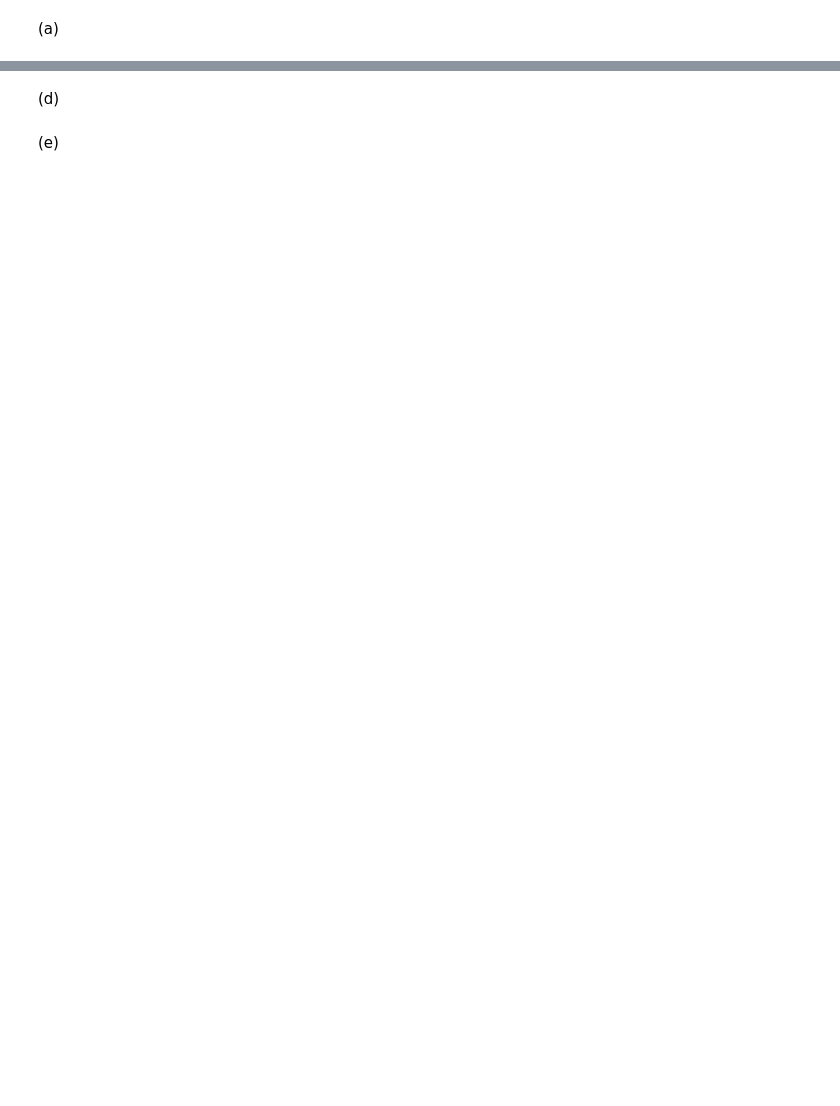
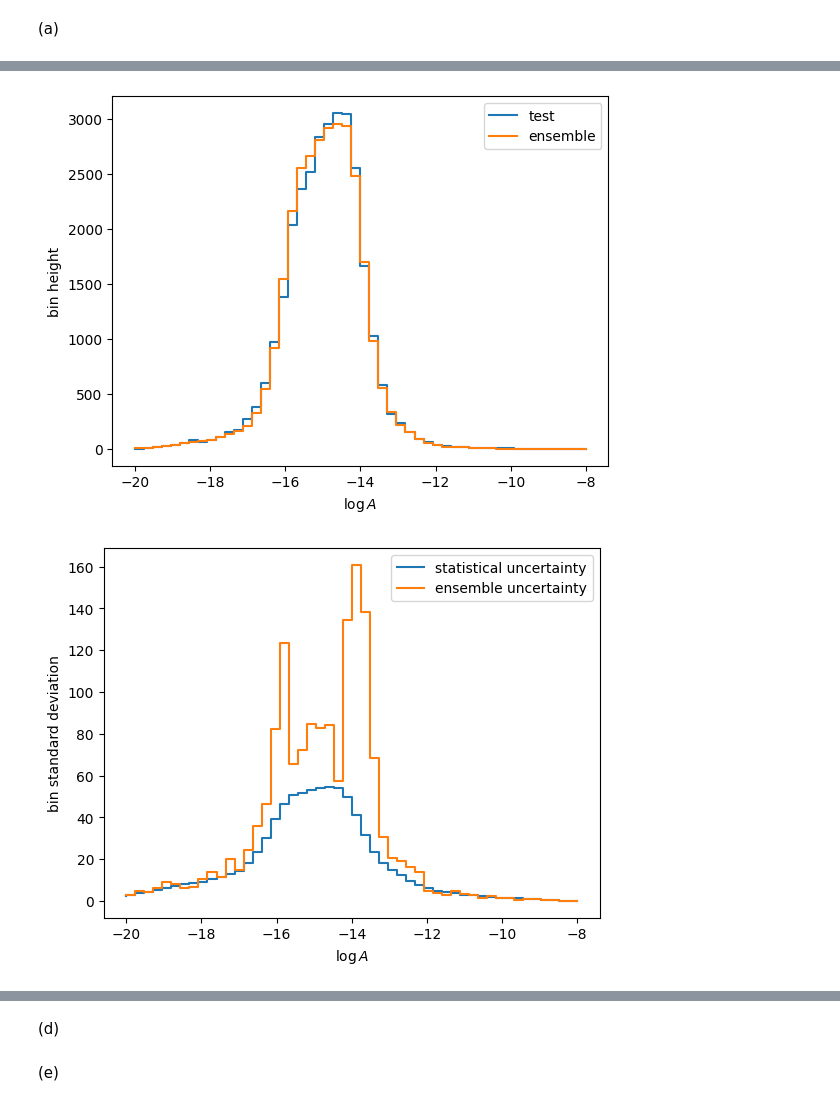
Before and after one commit to neelkanthrawat/mlph2023-Exercises, a Jupyter notebook: Copy_of_sheet05.ipynb, the cells around one changed output, grey strips where cells are left out. Drawn from its saved outputs; the diff is of its cells as text; code cells hidden in the pictures; blank space fills up the shorter version.

```diff
--- a/Copy_of_sheet05.ipynb
+++ b/Copy_of_sheet05.ipynb
@@ -852,5 +1128,6 @@ plt.show()
 # %%
 # uncertainties at histogram level
+n_models=num_models
 
 hist_test, bins = np.histogram(np.log(tst_amp), range=(-20,-8), bins=50)
 hist_data = np.array([np.histogram(np.log(preds[i,:]), bins=bins)[0] for i in range(n_models)])
@@ -875,30 +1152,33 @@ plt.legend()
 plt.show()
 
 # means + standard deviations
 hists = [hist_test, hist_means]
 hist_errors = [np.sqrt(hist_test), hist_stds]
 integrals = [np.sum((bins[1:] - bins[:-1])*y) for y in hists]
 scales = [1 / integral if integral != 0. else 1. for integral in integrals]
 
 label = ["Test", "ensemble"]
 fig, axs = plt.subplots(2, 1, sharex=True, gridspec_kw={"height_ratios": [3, 1], "hspace": 0.})
 for y, y_err, scale, label in zip(hists, hist_errors, scales, label):
     axs[0].step(bins, dup_last(y) * scale, label=label, where="post")
     axs[0].fill_between(bins, dup_last(y + y_err) * scale,
                      dup_last(y - y_err) * scale, alpha=.5, step="post")
 
     ratio = (y * scale) / (hists[0] * scales[0])
     ratio_err = np.sqrt( (y_err/y)**2 + (hist_errors[0] / hists[0])**2)
     ratio[np.isnan(ratio)] = 1.
     ratio_err[np.isnan(ratio)] = 0.
 
     axs[1].step(bins, dup_last(ratio), where="post")
     axs[1].fill_between(bins, dup_last(ratio + ratio_err), dup_last(ratio - ratio_err), step="post", alpha=.5)
 axs[1].set_xlabel(r"$\log A$")
 axs[0].set_ylabel("Normalized")
 axs[1].set_ylabel(r"$\frac{\mathrm{Ensemble}}{\mathrm{Test}}$")
 axs[1].set_ylim(.5, 1.5)
 axs[0].legend()
 plt.show()
 
 # TODO: Interpret results
+# %% [output]
+[figure, added]
+[figure, added]
```
Also changed, not shown: parts of 30 cells of this notebook.
